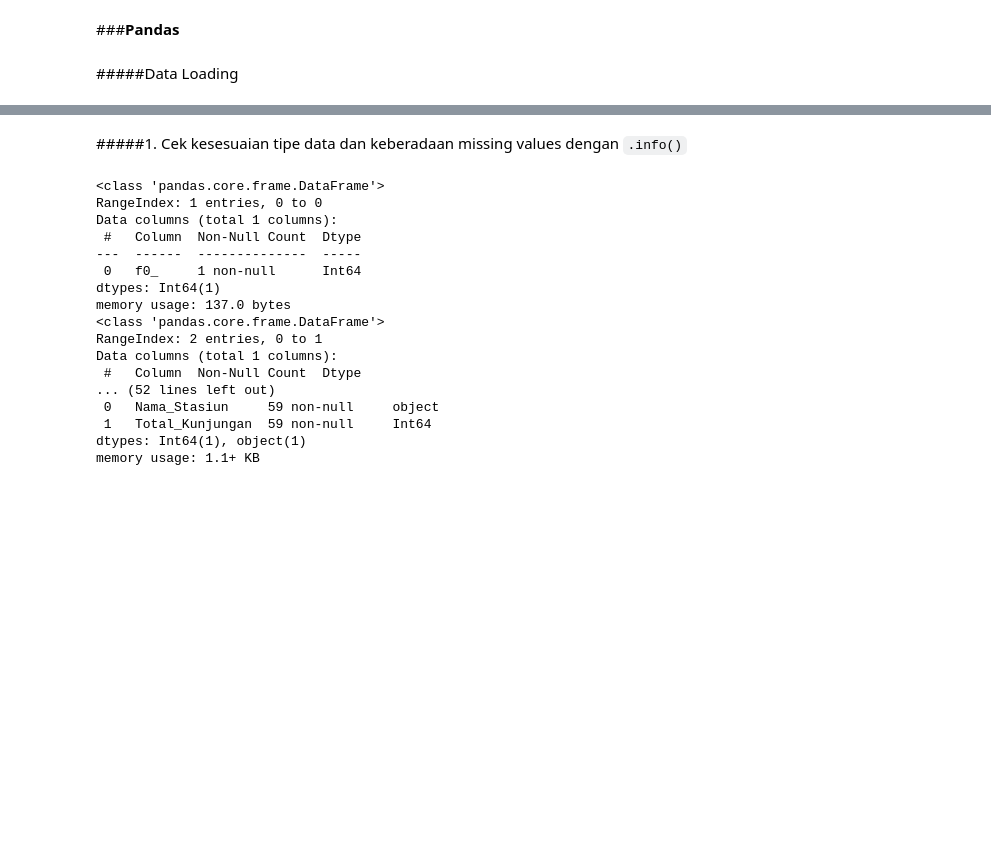
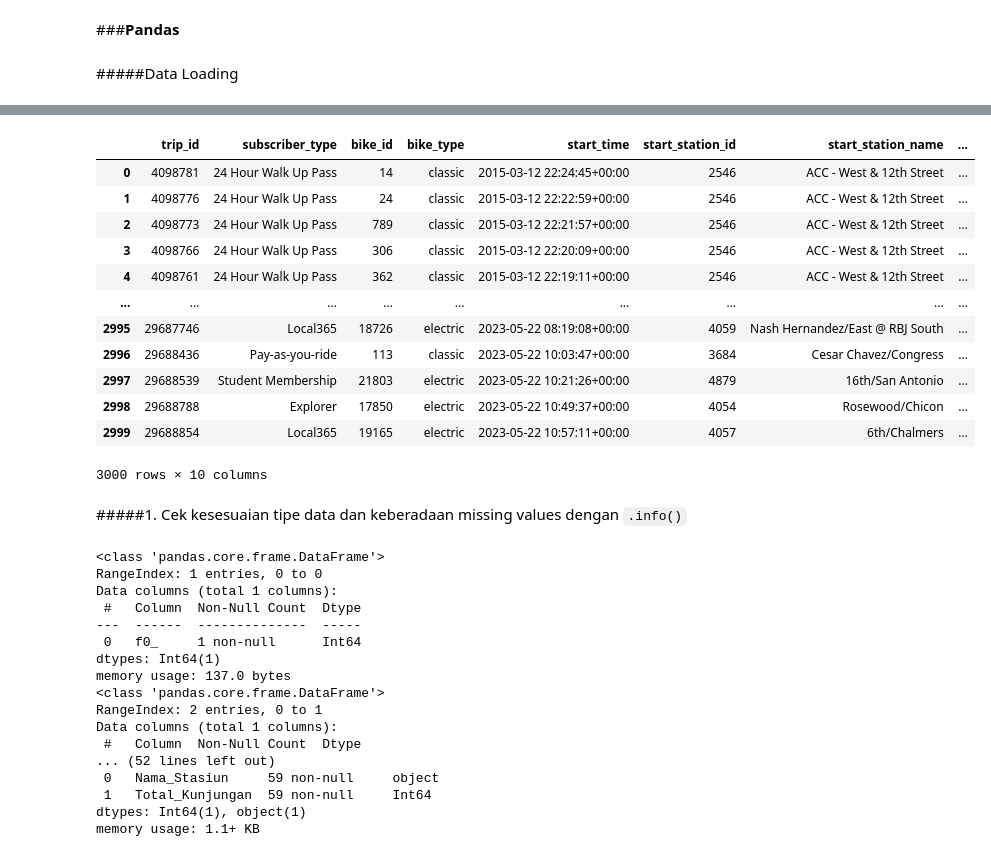
Before and after one commit to Antonio1206/TugasAnjas, a Jupyter notebook: Kisi_Kisi_LC2_P0.ipynb, the cells around one changed output, grey strips where cells are left out. Drawn from its saved outputs; the diff is of its cells as text; code cells hidden in the pictures; blank space fills up the shorter version.

```diff
--- a/Kisi_Kisi_LC2_P0.ipynb
+++ b/Kisi_Kisi_LC2_P0.ipynb
@@ -290,3 +271,25 @@ memory usage: 1.1+ KB
+# %%
+df_00 = client.query('''
+SELECT *
+FROM `bigquery-public-data.austin_bikeshare.bikeshare_trips`
+limit 3000
+''').to_dataframe()
+
+df_00
+# %% [output]
+|  | trip_id | subscriber_type | bike_id | bike_type | start_time | start_station_id | start_station_name | ... |
+| 0 | 4098781 | 24 Hour Walk Up Pass | 14 | classic | 2015-03-12 22:24:45+00:00 | 2546 | ACC - West & 12th Street | ... |
+| 1 | 4098776 | 24 Hour Walk Up Pass | 24 | classic | 2015-03-12 22:22:59+00:00 | 2546 | ACC - West & 12th Street | ... |
+| 2 | 4098773 | 24 Hour Walk Up Pass | 789 | classic | 2015-03-12 22:21:57+00:00 | 2546 | ACC - West & 12th Street | ... |
+| 3 | 4098766 | 24 Hour Walk Up Pass | 306 | classic | 2015-03-12 22:20:09+00:00 | 2546 | ACC - West & 12th Street | ... |
+| 4 | 4098761 | 24 Hour Walk Up Pass | 362 | classic | 2015-03-12 22:19:11+00:00 | 2546 | ACC - West & 12th Street | ... |
+| ... | ... | ... | ... | ... | ... | ... | ... | ... |
+| 2995 | 29687746 | Local365 | 18726 | electric | 2023-05-22 08:19:08+00:00 | 4059 | Nash Hernandez/East @ RBJ South | ... |
+| 2996 | 29688436 | Pay-as-you-ride | 113 | classic | 2023-05-22 10:03:47+00:00 | 3684 | Cesar Chavez/Congress | ... |
+| 2997 | 29688539 | Student Membership | 21803 | electric | 2023-05-22 10:21:26+00:00 | 4879 | 16th/San Antonio | ... |
+| 2998 | 29688788 | Explorer | 17850 | electric | 2023-05-22 10:49:37+00:00 | 4054 | Rosewood/Chicon | ... |
+| 2999 | 29688854 | Local365 | 19165 | electric | 2023-05-22 10:57:11+00:00 | 4057 | 6th/Chalmers | ... |
+3000 rows × 10 columns
 # %% [markdown]
 #####1. Cek kesesuaian tipe data dan keberadaan missing values dengan `.info()`
 # %%
```
Also changed, not shown: parts of 6 cells of this notebook.
